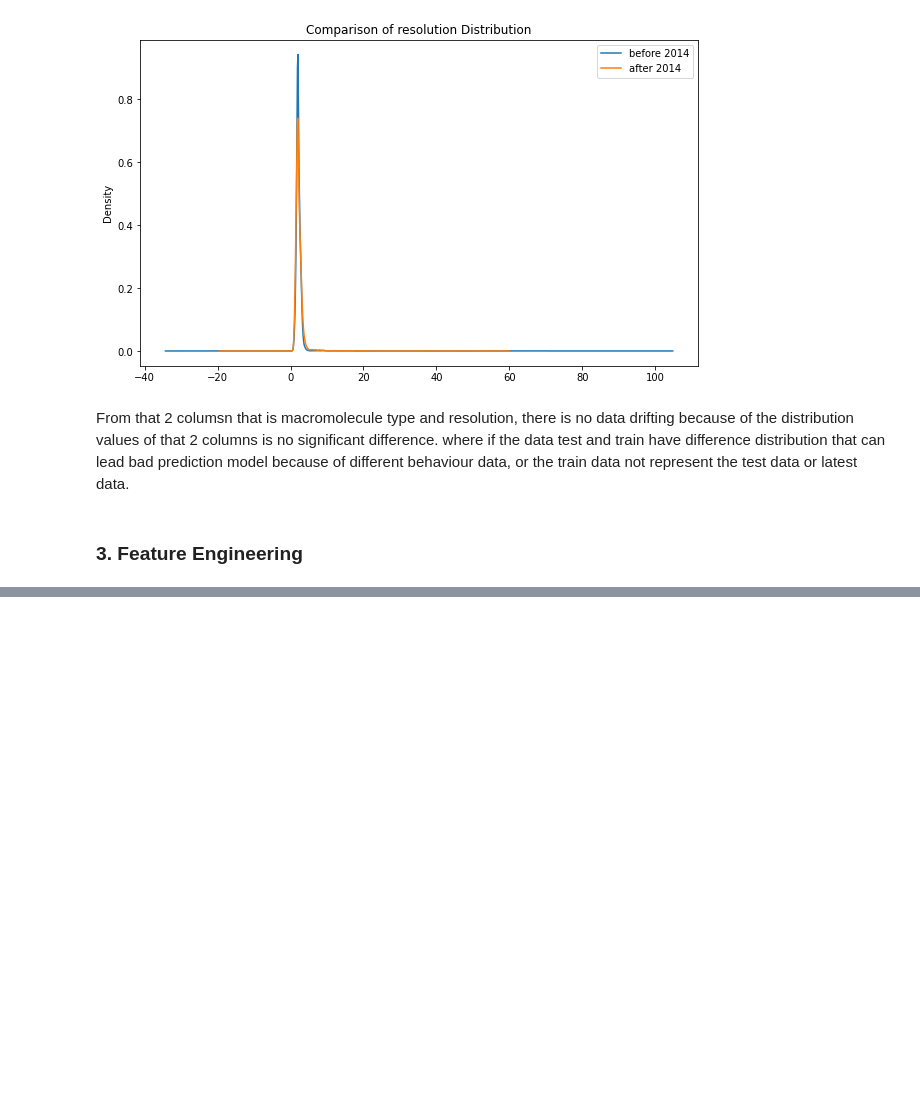
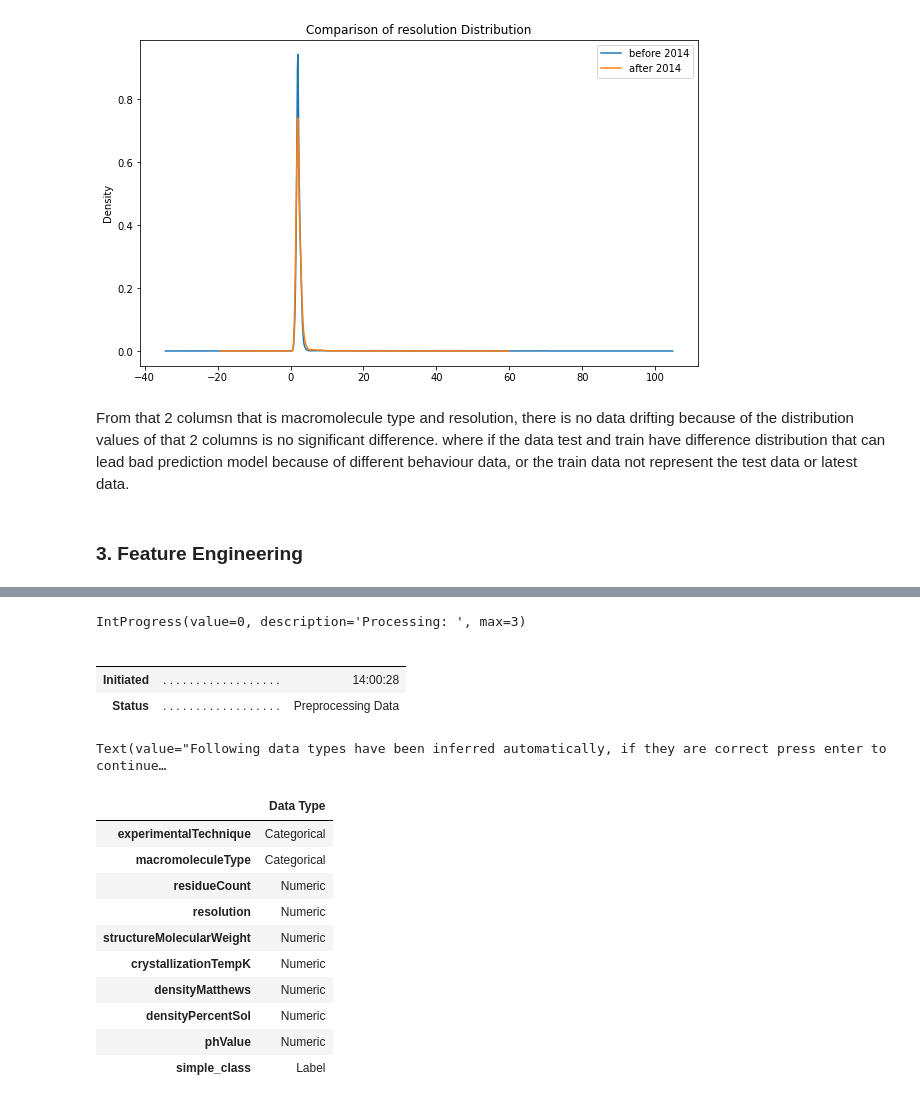
Before and after one commit to adhitizki/protein, a Jupyter notebook: notebook.ipynb, the cells around one changed output, grey strips where cells are left out. Drawn from its saved outputs; the diff is of its cells as text; code cells hidden in the pictures; blank space fills up the shorter version.

```diff
--- a/notebook.ipynb
+++ b/notebook.ipynb
@@ -402,0 +427,21 @@ df_meta['simple_class'] = df_meta['classification'].str.extract(pattern, expand=
+# %%
+exp_name = setup(data=data,  target='simple_class', session_id=123)
+best_model = compare_models(budget_time=5)
+# %% [output]
+IntProgress(value=0, description='Processing: ', max=3)
+|  |  |  |
+|  |  |  |
+| Initiated | . . . . . . . . . . . . . . . . . . | 14:00:28 |
+| Status | . . . . . . . . . . . . . . . . . . | Preprocessing Data |
+Text(value="Following data types have been inferred automatically, if they are correct press enter to continue…
+|  | Data Type |
+| experimentalTechnique | Categorical |
+| macromoleculeType | Categorical |
+| residueCount | Numeric |
+| resolution | Numeric |
+| structureMolecularWeight | Numeric |
+| crystallizationTempK | Numeric |
+| densityMatthews | Numeric |
+| densityPercentSol | Numeric |
+| phValue | Numeric |
+| simple_class | Label |
```
Also changed, not shown: parts of 6 cells of this notebook, 1 other file.
